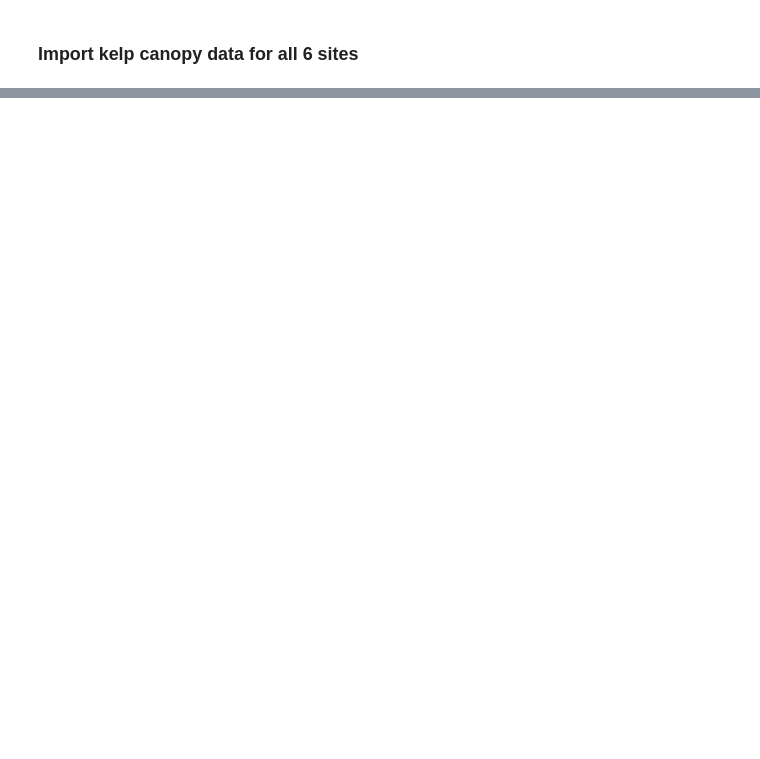
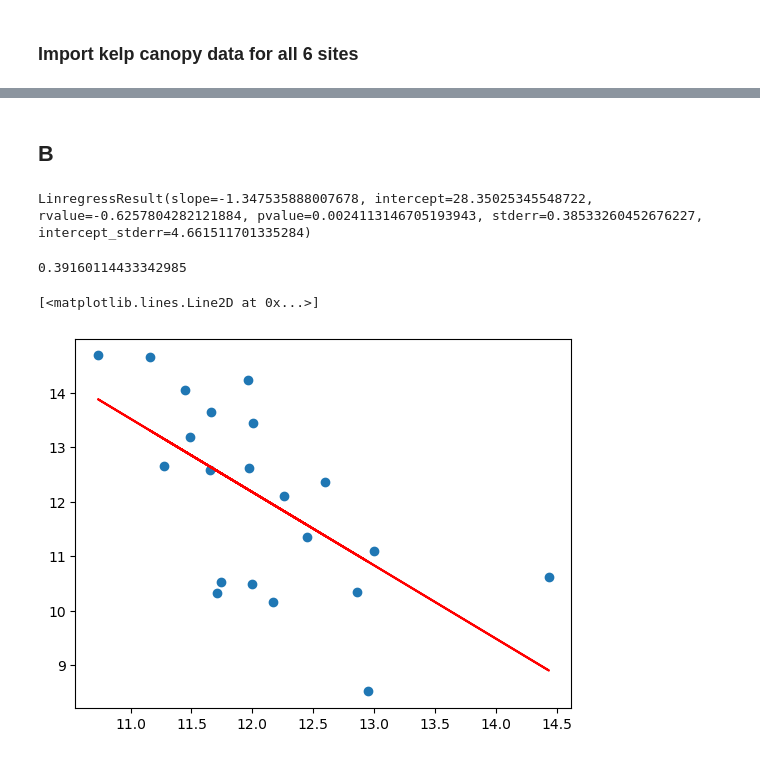
Before and after one commit to madimckayy/MS263_FinalProject, a Jupyter notebook: McKay_FinalProject.ipynb, the cells around one changed output, grey strips where cells are left out. Cells and saved outputs as stored; diff of their text form; code cells hidden in the pictures; blank space fills up the shorter version.

```diff
--- a/McKay_FinalProject.ipynb
+++ b/McKay_FinalProject.ipynb
@@ -96,0 +71,24 @@ WA_coast_Q3
+# %%
+#CSV of average winter SST in Humboldt
+filename7 = os.path.join('data/Site_SST/sst_humboldt_final_timeseries.csv')
+Humboldt_sst = pd.read_csv(filename7, index_col=False)
+
+#CSV of average winter SST in Sonoma
+filename8 = os.path.join('data/Site_SST/sst_sonoma_final_timeseries.csv')
+Sonoma_sst = pd.read_csv(filename8, index_col=False)
+
+#CSV of average winter SST in Southern Oregon
+filename9 = os.path.join('data/Site_SST/sst_s_oregon_final_timeseries.csv')
+OR_S_sst = pd.read_csv(filename9, index_col=False)
+
+#CSV of average winter SST in Northern Oregon
+filename10 = os.path.join('data/Site_SST/sst_n_oregon_final_timeseries.csv')
+OR_N_sst = pd.read_csv(filename10, index_col=False)
+
+#CSV of average winter SST on Washington Coast
+filename11 = os.path.join('data/Site_SST/sst_wa_coast_final_timeseries.csv')
+WA_coast_sst = pd.read_csv(filename11, index_col=False)
+
+#CSV of average winter SST on Washington Strait
+filename12 = os.path.join('data/Site_SST/sst_wa_strait_final_timeseries.csv')
+WA_strait_sst = pd.read_csv(filename12, index_col=False)
@@ -96,0 +158,22 @@ WA_coast_Q3
+# %% [markdown]
+## B
+# %%
+result2 = stats.linregress(Sonoma_sst['SST'], np.log(Sonoma_Q3['kelp_area_m2']))
+print(result2)
+# %% [output]
+LinregressResult(slope=-1.347535888007678, intercept=28.35025345548722, rvalue=-0.6257804282121884, pvalue=0.0024113146705193943, stderr=0.38533260452676227, intercept_stderr=4.661511701335284)
+# %%
+slope2 = result2.slope
+intercept2 = result2.intercept
+r2 = result2.rvalue**2
+print(r2)
+# %% [output]
+0.39160114433342985
+# %%
+plt.figure()
+plt.plot(Sonoma_sst['SST'], np.log(Sonoma_Q3['kelp_area_m2']), 'o')
+#don't need to log the intercept because it is already log transformed in the result above
+plt.plot(Sonoma_sst['SST'], intercept2+slope2*(Sonoma_sst['SST']), 'r-')
+# %% [output]
+[<matplotlib.lines.Line2D at 0x...>]
+[figure, added]
```
Also changed, not shown: parts of 22 cells of this notebook, 7 other files.
